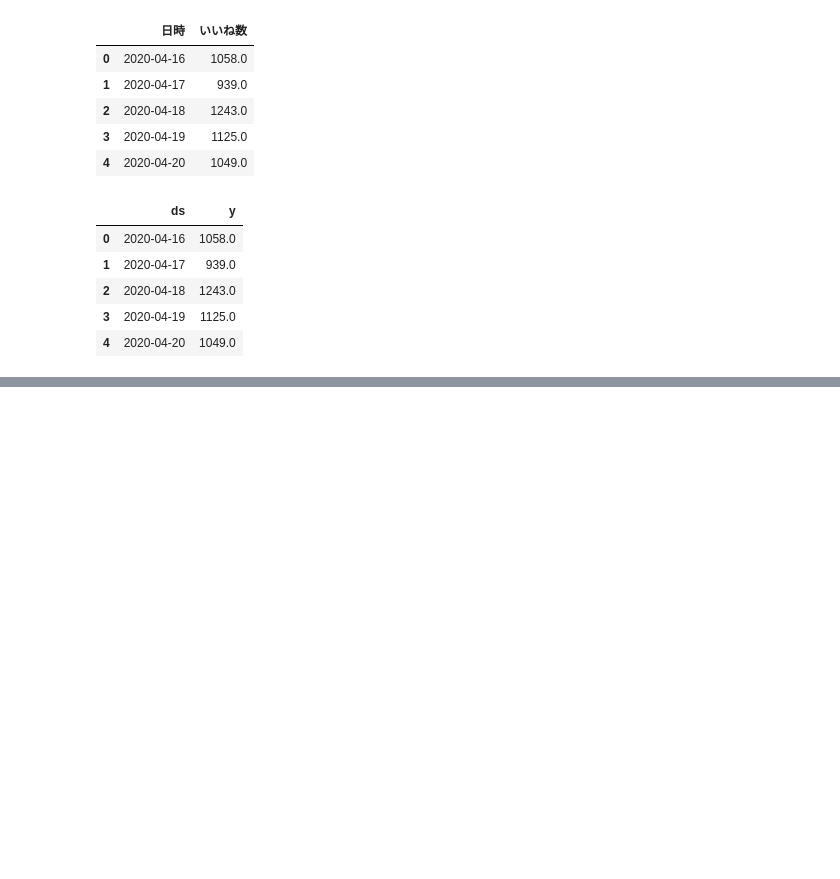
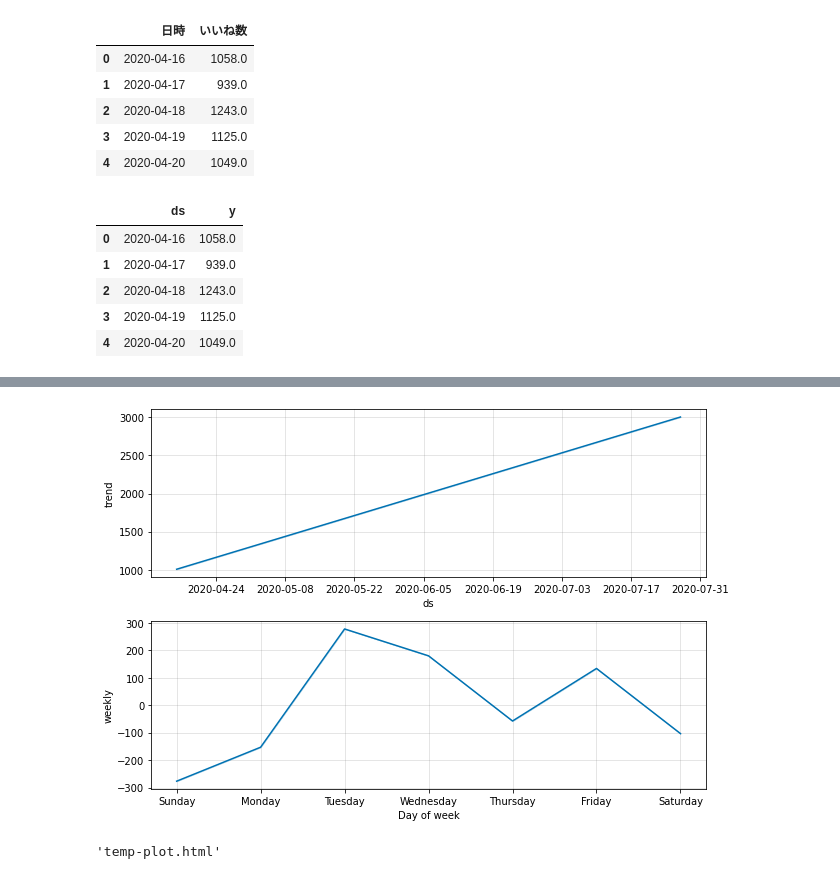
Before and after one commit to Charee-Villapong/for_practice, a Jupyter notebook: forecast_tweet.ipynb, the cells around one changed output, grey strips where cells are left out. Drawn from its saved outputs; the diff is of its cells as text; code cells hidden in the pictures; blank space fills up the shorter version.

```diff
--- a/forecast_tweet.ipynb
+++ b/forecast_tweet.ipynb
@@ -96,4 +116,7 @@ df.head()
 # %%
 # 予測データのトレンドや周期性を描画
+fig2 = m.plot_components(forecast)
+# %% [output]
+[figure, added]
 # %%
 # plotlyのimport
@@ -102,4 +125,6 @@ df.head()
 # %%
 # 予測データをインタラクティブに描画
-#fig1 = plot_plotly(m, forecast)
-#py.plot(fig1)
+fig1 = plot_plotly(m, forecast)
+py.plot(fig1)
+# %% [output]
+'temp-plot.html'
```
Also changed, not shown: parts of 6 cells of this notebook.
